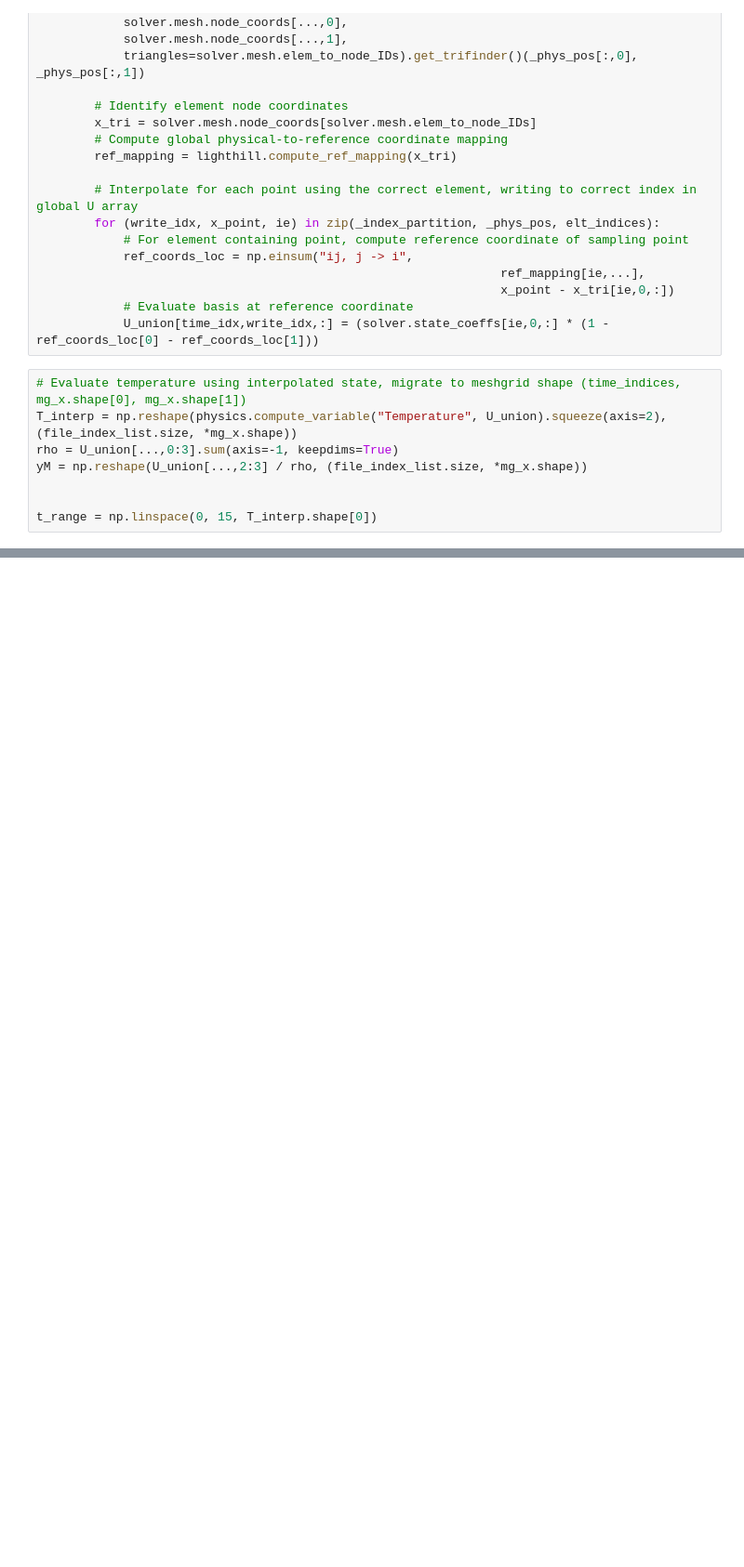
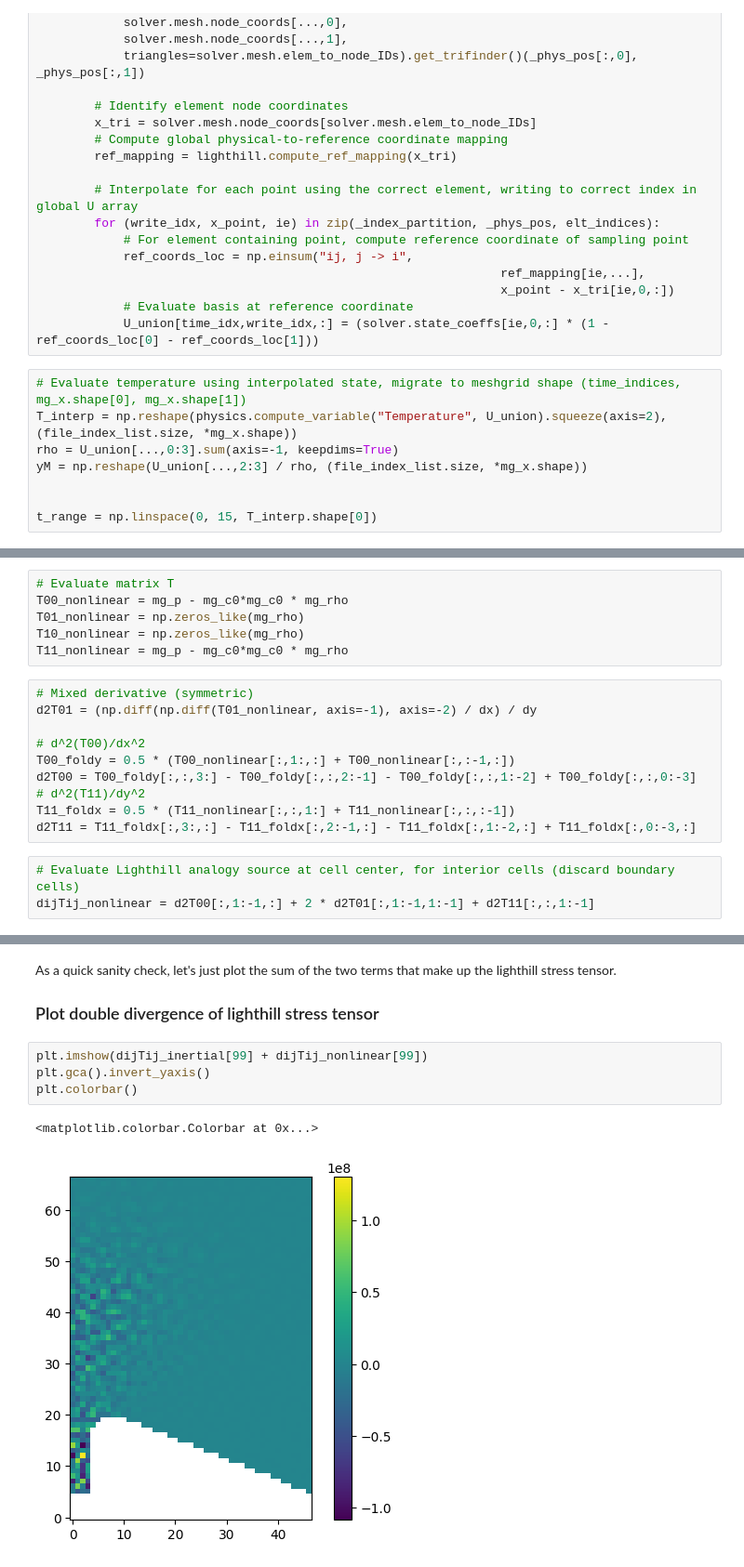
Before and after one commit to paxtonsc/volcano-sims, a Jupyter notebook: notebooks/2025.05.12.experiments.ipynb, the cells around one changed output, grey strips where cells are left out. Shown at 93% size. Drawn from its saved outputs; the diff is of its cells as text; blank space fills up the shorter version.

```diff
--- a/notebooks/2025.05.12.experiments.ipynb
+++ b/notebooks/2025.05.12.experiments.ipynb
@@ -490,0 +549,19 @@ t_range = np.linspace(0, 15, T_interp.shape[0])
+# %%
+# Evaluate matrix T
+T00_nonlinear = mg_p - mg_c0*mg_c0 * mg_rho
+T01_nonlinear = np.zeros_like(mg_rho)
+T10_nonlinear = np.zeros_like(mg_rho)
+T11_nonlinear = mg_p - mg_c0*mg_c0 * mg_rho
+# %%
+# Mixed derivative (symmetric)
+d2T01 = (np.diff(np.diff(T01_nonlinear, axis=-1), axis=-2) / dx) / dy
+
+# d^2(T00)/dx^2
+T00_foldy = 0.5 * (T00_nonlinear[:,1:,:] + T00_nonlinear[:,:-1,:])
+d2T00 = T00_foldy[:,:,3:] - T00_foldy[:,:,2:-1] - T00_foldy[:,:,1:-2] + T00_foldy[:,:,0:-3]
+# d^2(T11)/dy^2
+T11_foldx = 0.5 * (T11_nonlinear[:,:,1:] + T11_nonlinear[:,:,:-1])
+d2T11 = T11_foldx[:,3:,:] - T11_foldx[:,2:-1,:] - T11_foldx[:,1:-2,:] + T11_foldx[:,0:-3,:]
+# %%
+# Evaluate Lighthill analogy source at cell center, for interior cells (discard boundary cells)
+dijTij_nonlinear = d2T00[:,1:-1,:] + 2 * d2T01[:,1:-1,1:-1] + d2T11[:,:,1:-1]
@@ -490,0 +646,11 @@ t_range = np.linspace(0, 15, T_interp.shape[0])
+# %% [markdown]
+As a quick sanity check, let's just plot the sum of the two terms that make up the lighthill stress tensor.
+
+### Plot double divergence of lighthill stress tensor
+# %%
+plt.imshow(dijTij_inertial[99] + dijTij_nonlinear[99])
+plt.gca().invert_yaxis()
+plt.colorbar()
+# %% [output]
+<matplotlib.colorbar.Colorbar at 0x...>
+[figure, added]
```
Also changed, not shown: parts of 26 cells of this notebook, 6 other files.
